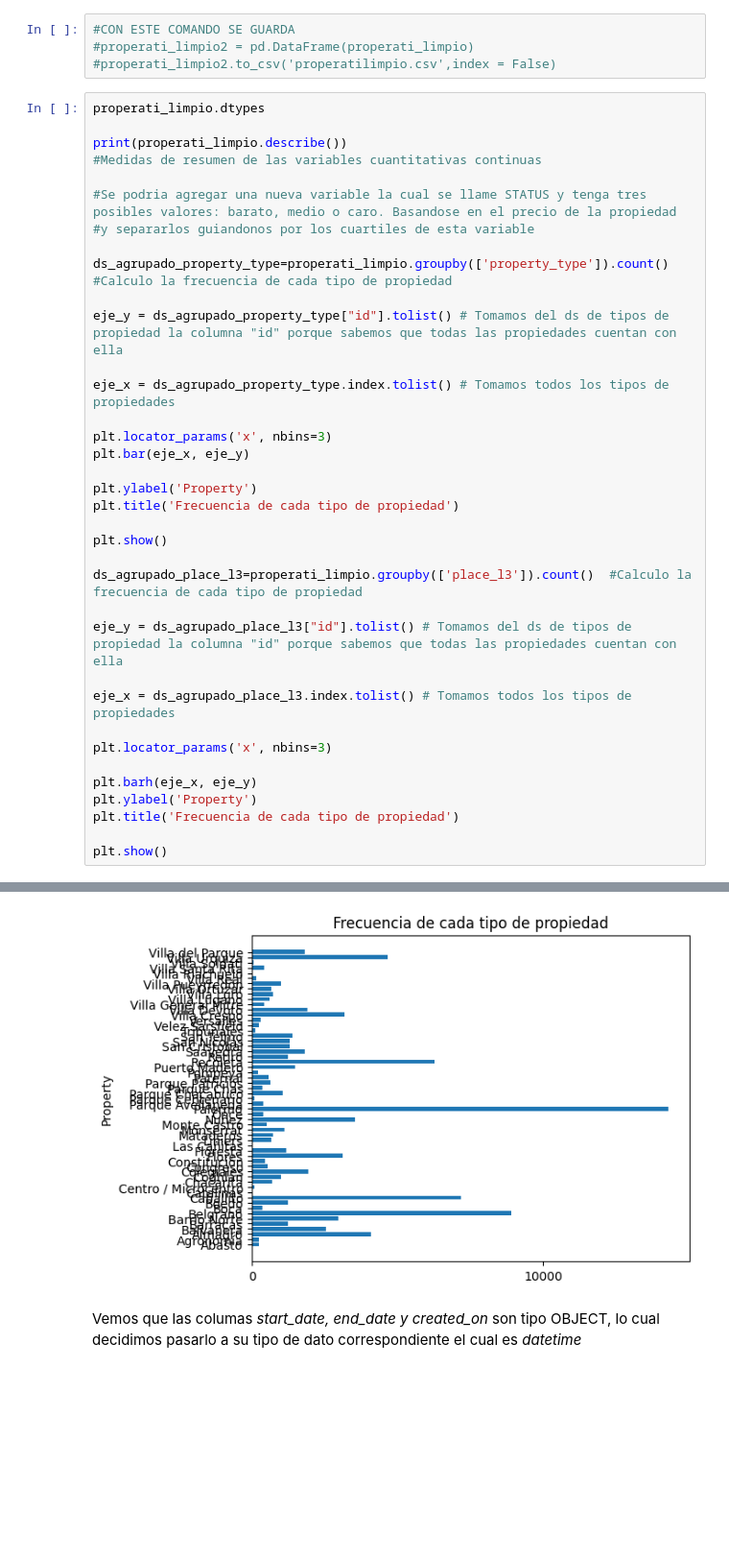
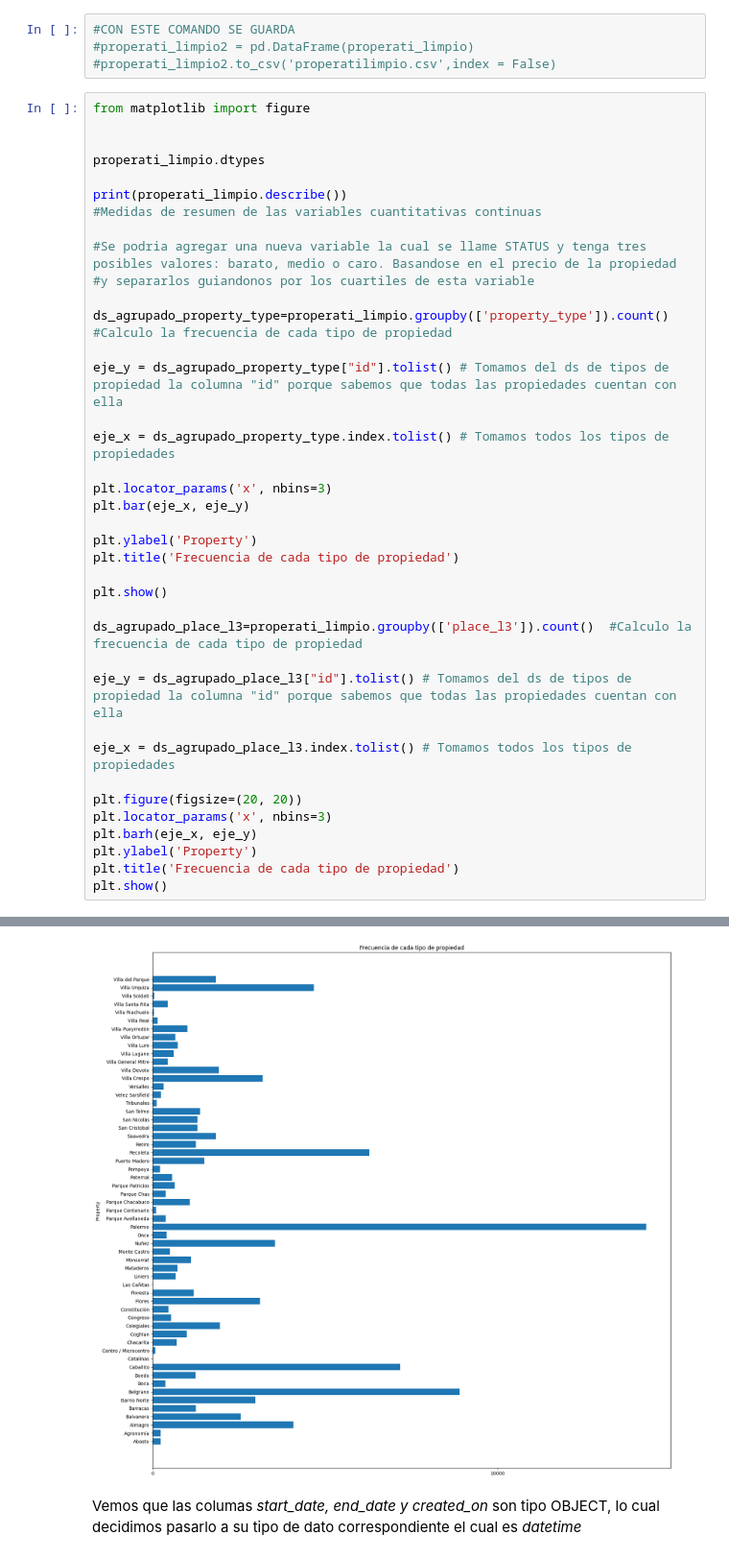
Before and after one commit to decouflet/7506R-2C2022-GRUPO15, a Jupyter notebook: TP1_orga_del_datos.ipynb, the cells around one changed output, grey strips where cells are left out. Shown at 96% size. Saved outputs shown, nothing was run; the diff lists cells and outputs as text; blank space fills up the shorter version.

```diff
--- a/TP1_orga_del_datos.ipynb
+++ b/TP1_orga_del_datos.ipynb
@@ -114,6 +114,9 @@ Vemos que el dataframe reduce su tamaño
 #properati_limpio2 = pd.DataFrame(properati_limpio)
 #properati_limpio2.to_csv('properatilimpio.csv',index = False)
 # %%
+from matplotlib import figure
+
+
 properati_limpio.dtypes
 
 print(properati_limpio.describe())
@@ -139,36 +142,35 @@ plt.show()
 ds_agrupado_place_l3=properati_limpio.groupby(['place_l3']).count()  #Calculo la frecuencia de cada tipo de propiedad
 
 eje_y = ds_agrupado_place_l3["id"].tolist() # Tomamos del ds de tipos de propiedad la columna "id" porque sabemos que todas las propiedades cuentan con ella
 
 eje_x = ds_agrupado_place_l3.index.tolist() # Tomamos todos los tipos de propiedades
 
+plt.figure(figsize=(20, 20))
 plt.locator_params('x', nbins=3)
-
 plt.barh(eje_x, eje_y)
 plt.ylabel('Property')
 plt.title('Frecuencia de cada tipo de propiedad')
-
 plt.show()
 # %% [output]
             latitud      longitud  place_l6  property_rooms  \
 count  90519.000000  90519.000000       0.0    93205.000000
 mean     -34.591481    -58.449795       NaN        2.822799
 std        0.181719      0.292630       NaN        1.426148
 min      -53.788624    -71.471192       NaN        1.000000
 25%      -34.615975    -58.466522       NaN        2.000000
 50%      -34.595790    -58.439000       NaN        3.000000
 75%      -34.577413    -58.408862       NaN        4.000000
 max      -24.219827    -54.133330       NaN       40.000000
 
        property_bedrooms  property_surface_total  property_surface_covered  \
 count       83262.000000            89405.000000              90895.000000
 ... (13 lines left out)
 25%      9.500000e+04
 50%      1.439000e+05
 75%      2.370000e+05
 max      2.140000e+07
 [figure]
-[figure, old version]
+[figure, new version]
 # %% [markdown]
 Vemos que las columas *start_date, end_date y created_on* son tipo OBJECT, lo cual decidimos pasarlo a su tipo de dato correspondiente el cual es *datetime*
 # %%
```
Also changed, not shown: parts of 1 cell of this notebook.
